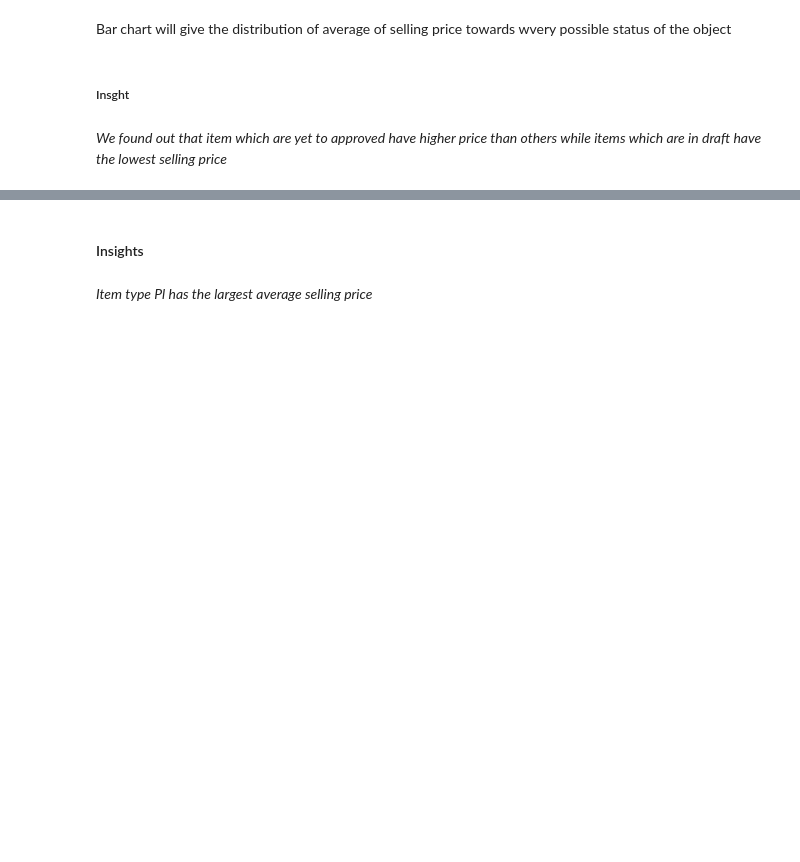
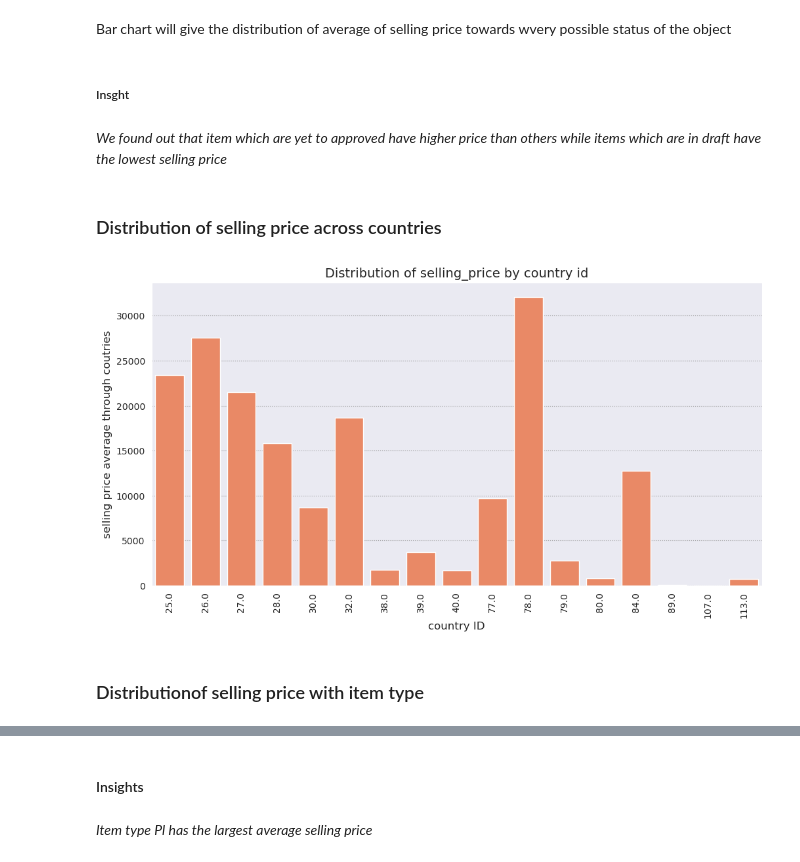
Before and after one commit to surya81/myproject, a Jupyter notebook: Untitled.ipynb, the cells around one changed output, grey strips where cells are left out. Saved outputs shown, nothing was run; the diff lists cells and outputs as text; code cells hidden in the pictures; blank space fills up the shorter version.

```diff
--- a/Untitled.ipynb
+++ b/Untitled.ipynb
@@ -479,6 +479,26 @@ Bar chart will give the distribution of average of selling price towards wvery p
 ##### Insght
 # %% [markdown]
 *We found out that item which are yet to approved have higher price than others while items which are in draft have the lowest selling price*
+# %% [markdown]
+### Distribution of selling price across countries
+# %%
+sns.set_style("darkgrid", {"grid.color": ".6", "grid.linestyle": ":"})
+
+plt.figure(figsize=(12, 6))
+sns.barplot(x="country", y="selling_price", data=daily_offers_dataset.groupby("country")['selling_price'].count().reset_index().sort_values('selling_price',ascending = True), color="coral")
+# rotate x-axis labels vertically
+plt.xticks(rotation=90)
+plt.title("Distribution of selling_price by country id", fontsize=14)
+plt.xlabel("country ID", fontsize=12)
+plt.ylabel("selling price average through coutries", fontsize=12)
+
+# Save the plot to a file
+plt.savefig('Distribution of Selling price by coutries ids.png',dpi=300, bbox_inches='tight')
+plt.show()
+# %% [output]
+[figure, added]
+# %% [markdown]
+### Distributionof selling price with item type
 # %%
 
 # Define color palette for the bar plot
```
Also changed, not shown: parts of 23 cells of this notebook, 2 other files.
